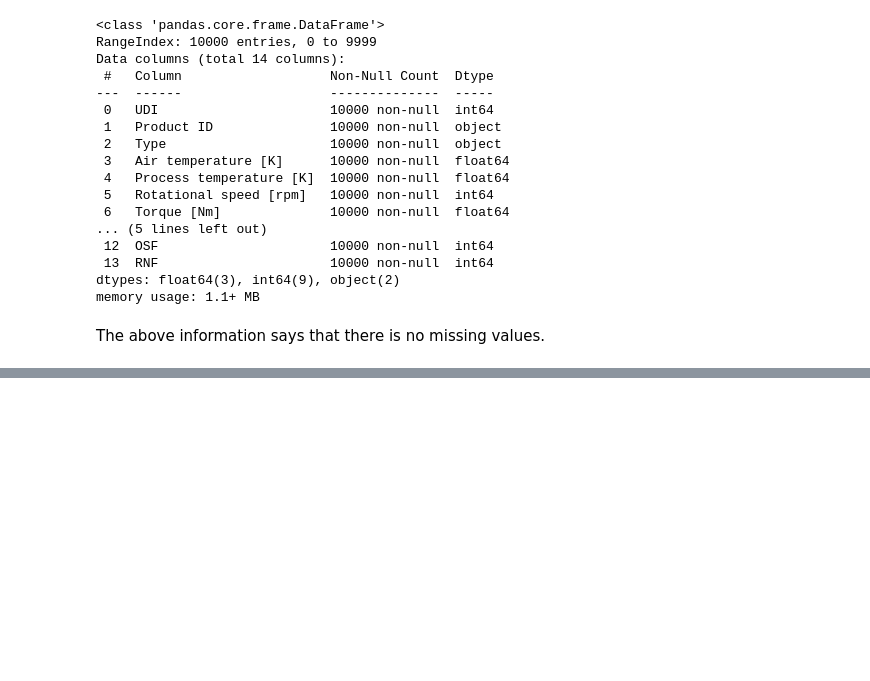
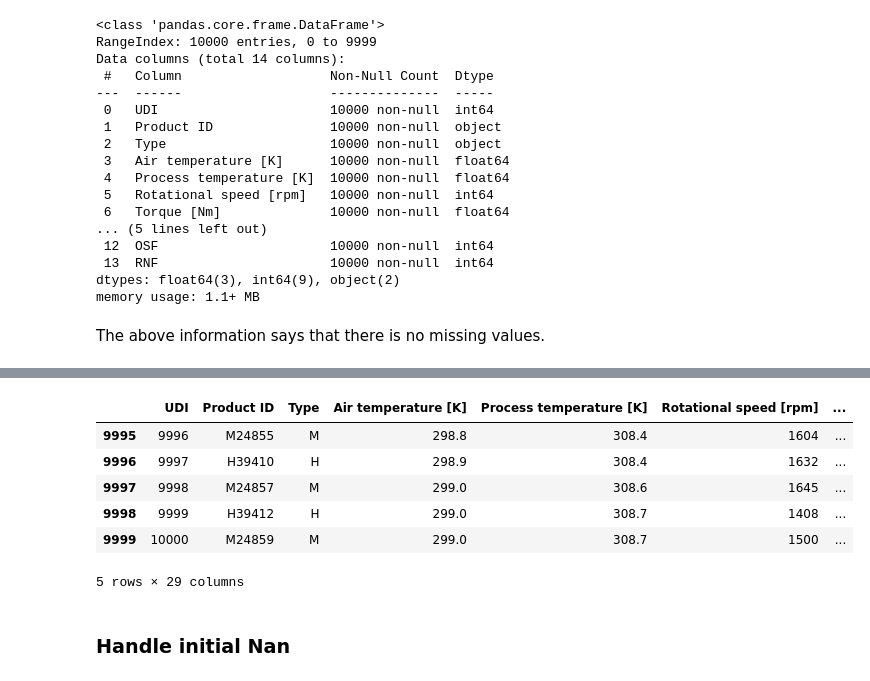
Before and after one commit to Hariharan0-h/PredictX, a Jupyter notebook: notebooks/Week1_Ingestion.ipynb, the cells around one changed output, grey strips where cells are left out. Cells and saved outputs as stored; diff of their text form; code cells hidden in the pictures; blank space fills up the shorter version.

```diff
--- a/notebooks/Week1_Ingestion.ipynb
+++ b/notebooks/Week1_Ingestion.ipynb
@@ -47,0 +50,6 @@ The above information says that there is no missing values.
+# %%
+sensor_columns = ["Air temperature [K]",
+                  "Process temperature [K]",
+                  "Rotational speed [rpm]",
+                  "Torque [Nm]",
+                  "Tool wear [min]"]
@@ -47,0 +58,8 @@ The above information says that there is no missing values.
+# %%
+window_size = 10
+
+for col in sensor_columns:
+
+    df[f'{col}_rolling_mean'] = df[col].rolling(window=window_size).mean()
+    df[f'{col}_rolling_std'] = df[col].rolling(window=window_size).std()
+    df[f'{col}_rolling_var'] = df[col].rolling(window=window_size).var()
@@ -47,0 +76,12 @@ The above information says that there is no missing values.
+# %%
+df.tail()
+# %% [output]
+|  | UDI | Product ID | Type | Air temperature [K] | Process temperature [K] | Rotational speed [rpm] | ... |
+| 9995 | 9996 | M24855 | M | 298.8 | 308.4 | 1604 | ... |
+| 9996 | 9997 | H39410 | H | 298.9 | 308.4 | 1632 | ... |
+| 9997 | 9998 | M24857 | M | 299.0 | 308.6 | 1645 | ... |
+| 9998 | 9999 | H39412 | H | 299.0 | 308.7 | 1408 | ... |
+| 9999 | 10000 | M24859 | M | 299.0 | 308.7 | 1500 | ... |
+5 rows × 29 columns
+# %% [markdown]
+### Handle initial Nan
```
Also changed, not shown: parts of 10 cells of this notebook.
